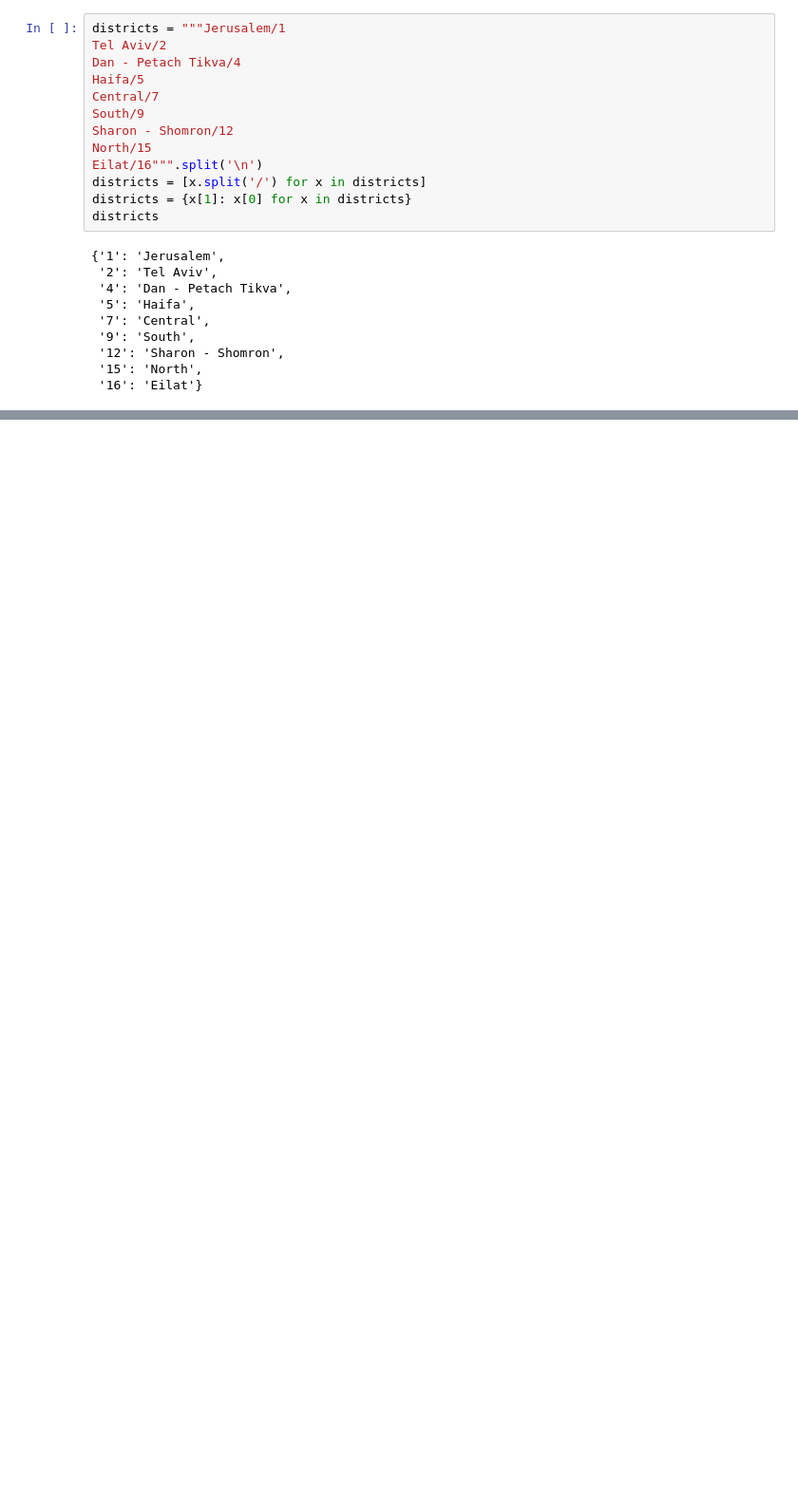
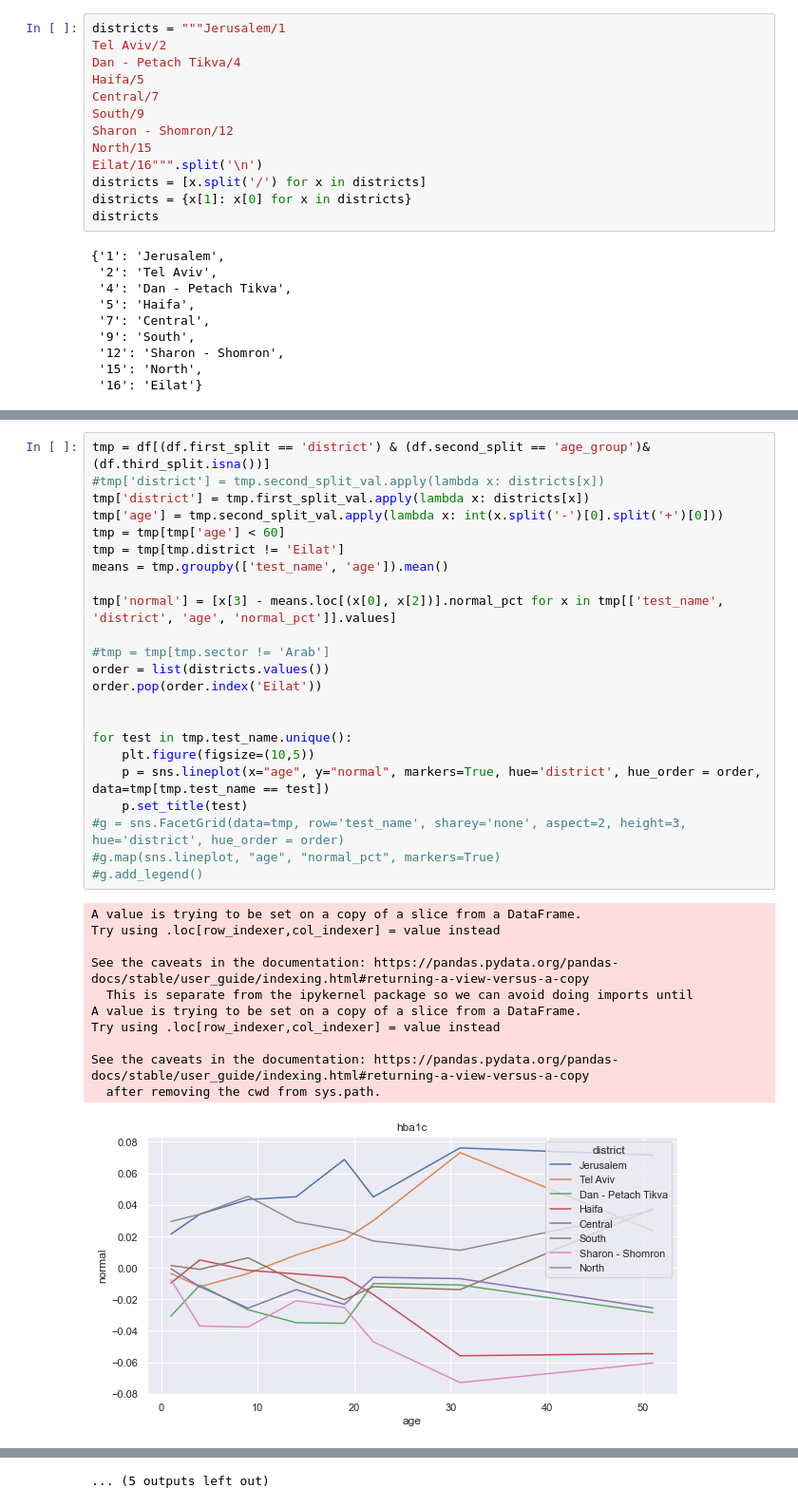
Before and after one commit to shtota/ExplainableClustering, a Jupyter notebook: clalit.ipynb, the cells around one changed output, grey strips where cells are left out. Shown at 95% size. Saved outputs shown, nothing was run; the diff lists cells and outputs as text; blank space fills up the shorter version.

```diff
--- a/clalit.ipynb
+++ b/clalit.ipynb
@@ -123,0 +170,35 @@ tmp.shape
+# %%
+tmp = df[(df.first_split == 'district') & (df.second_split == 'age_group')& (df.third_split.isna())]
+#tmp['district'] = tmp.second_split_val.apply(lambda x: districts[x])
+tmp['district'] = tmp.first_split_val.apply(lambda x: districts[x])
+tmp['age'] = tmp.second_split_val.apply(lambda x: int(x.split('-')[0].split('+')[0]))
+tmp = tmp[tmp['age'] < 60]
+tmp = tmp[tmp.district != 'Eilat']
+means = tmp.groupby(['test_name', 'age']).mean()
+
+tmp['normal'] = [x[3] - means.loc[(x[0], x[2])].normal_pct for x in tmp[['test_name', 'district', 'age', 'normal_pct']].values]
+
+#tmp = tmp[tmp.sector != 'Arab']
+order = list(districts.values())
+order.pop(order.index('Eilat'))
+
+
+for test in tmp.test_name.unique():
+    plt.figure(figsize=(10,5))
+    p = sns.lineplot(x="age", y="normal", markers=True, hue='district', hue_order = order, data=tmp[tmp.test_name == test])
+    p.set_title(test)
+#g = sns.FacetGrid(data=tmp, row='test_name', sharey='none', aspect=2, height=3, hue='district', hue_order = order)
+#g.map(sns.lineplot, "age", "normal_pct", markers=True)
+#g.add_legend()
+# %% [output]
+A value is trying to be set on a copy of a slice from a DataFrame.
+Try using .loc[row_indexer,col_indexer] = value instead
+
+See the caveats in the documentation: https://pandas.pydata.org/pandas-docs/stable/user_guide/indexing.html#returning-a-view-versus-a-copy
+  This is separate from the ipykernel package so we can avoid doing imports until
+A value is trying to be set on a copy of a slice from a DataFrame.
+Try using .loc[row_indexer,col_indexer] = value instead
+
+See the caveats in the documentation: https://pandas.pydata.org/pandas-docs/stable/user_guide/indexing.html#returning-a-view-versus-a-copy
+  after removing the cwd from sys.path.
+[figure, added]
@@ -123,0 +215 @@ tmp.shape
+... (5 outputs left out)
```
Also changed, not shown: parts of 13 cells of this notebook, 4 other files.
